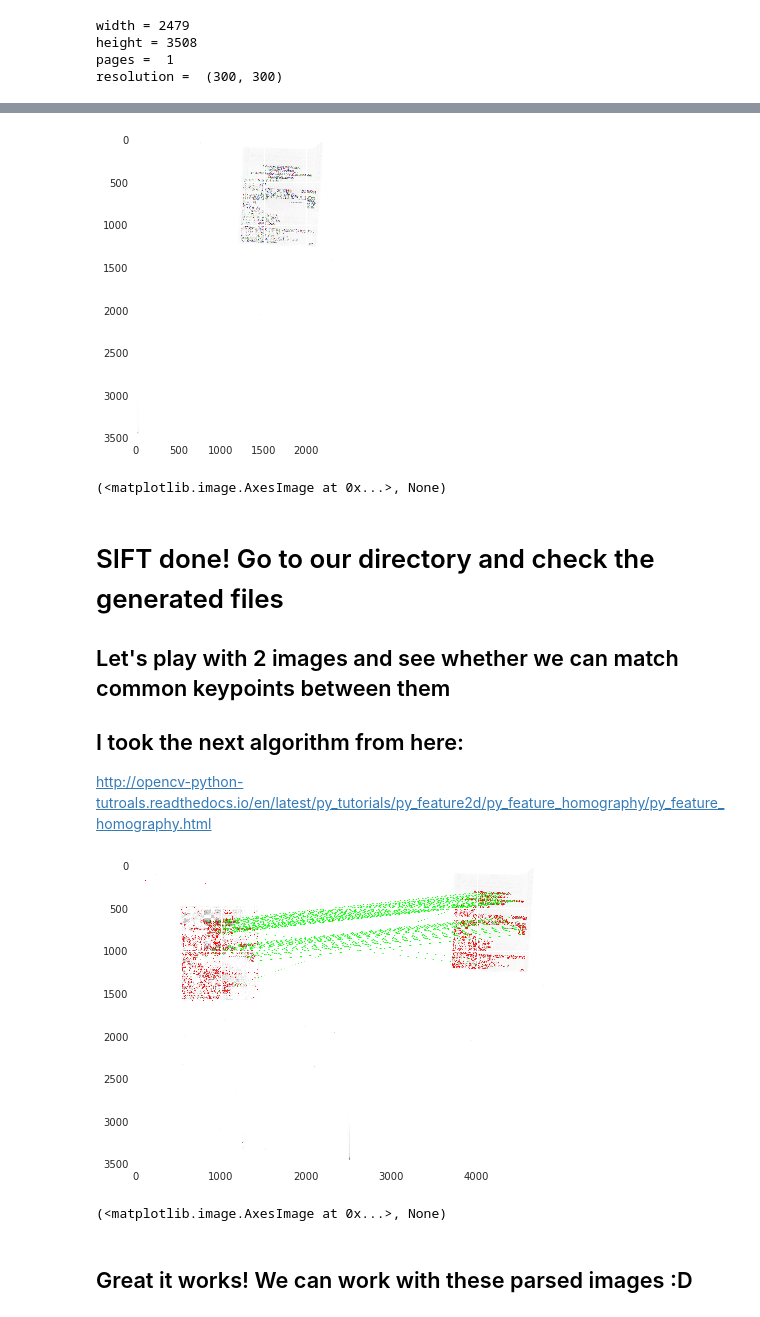
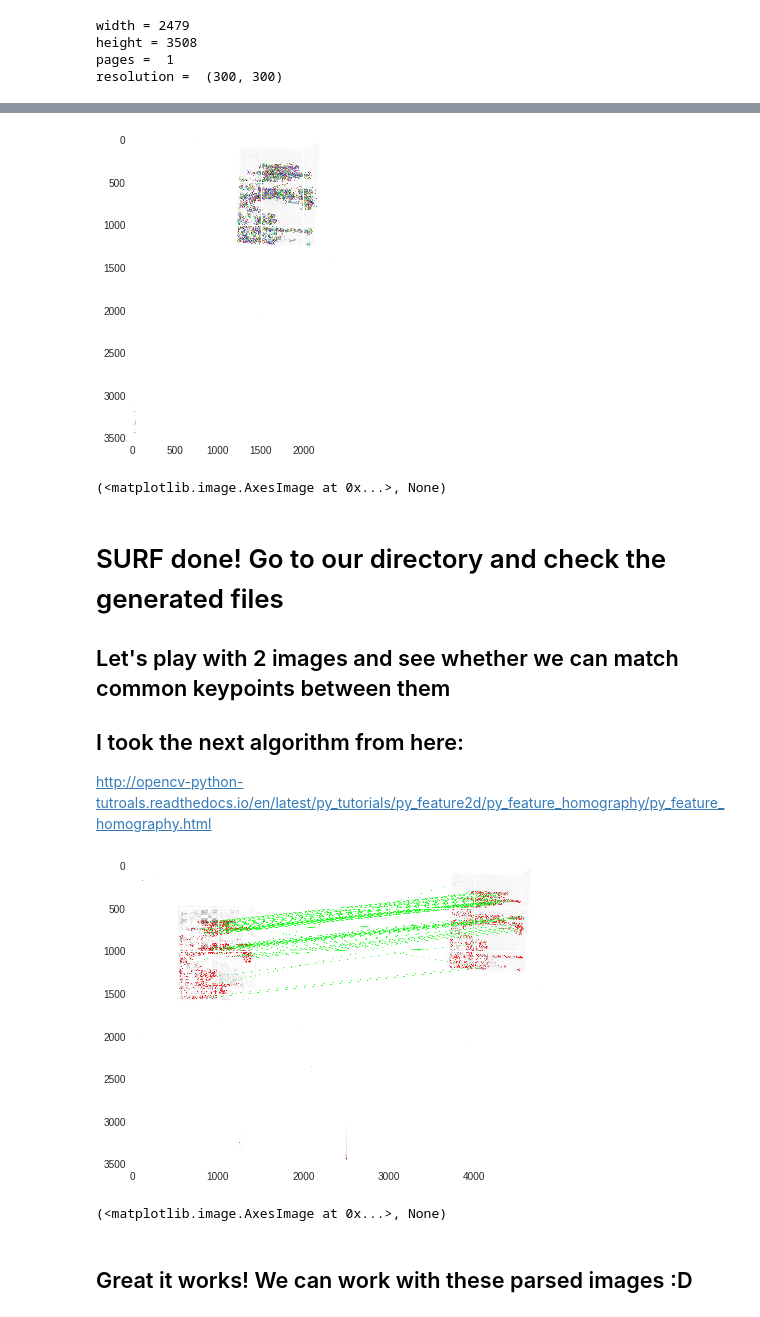
Before and after one commit to okfn-brasil/serenata-de-amor, a Jupyter notebook: research/develop/2017-05-05-silvio-PDF-to-PNG-SIFT-descriptors.ipynb, the cells around one changed output, grey strips where cells are left out. Cells and saved outputs as stored; diff of their text form; code cells hidden in the pictures.

Commit message:
OpenCV and SIFT/SURF working
Change the workflow for png references

```diff
--- a/research/develop/2017-05-05-silvio-PDF-to-PNG-SIFT-descriptors.ipynb
+++ b/research/develop/2017-05-05-silvio-PDF-to-PNG-SIFT-descriptors.ipynb
@@ -109,21 +110,26 @@ ImportError: cannot import name 'xfeatures2d'
 # %%
 import cv2
 import numpy as np
+from cv2 import xfeatures2d
+
 
 img = cv2.imread(file_name2, 1)
+gray=cv2.cvtColor(img, cv2.COLOR_BGR2GRAY)
 
-gray=cv2.cvtColor(img, cv2.COLOR_BGR2GRAY)
-sift=cv2.xfeatures2d.SIFT_create()
-kp=sift.detect(gray,None)
+# Create SURF object. You can specify params here or later.
+# Here I set Hessian Threshold to 400
+surf = xfeatures2d.SURF_create(400)
+
+kp, des = surf.detectAndCompute(img,None)
 img=cv2.drawKeypoints(gray, kp, img,flags=cv2.DRAW_MATCHES_FLAGS_DRAW_RICH_KEYPOINTS)
-cv2.imwrite('sift_keypoints2.jpg',img)
+cv2.imwrite('surf_keypoints2.jpg',img)
 
 plt.imshow(img,),plt.show()
 # %% [output]
-[figure, old version]
+[figure, new version]
 (<matplotlib.image.AxesImage at 0x...>, None)
 # %% [markdown]
-# SIFT done! Go to our directory and check the generated files
+# SURF done! Go to our directory and check the generated files
 
 ## Let's play with 2 images and see whether we can match common keypoints between them
 
@@ -134,11 +140,11 @@ img1 = cv2.imread(file_name1,0)          # queryImage
 img2 = cv2.imread(file_name2,0) # trainImage
 
 # Initiate SIFT detector
-sift = cv2.xfeatures2d.SIFT_create()
+surf = xfeatures2d.SURF_create(400)
 
 # find the keypoints and descriptors with SIFT
-kp1, des1 = sift.detectAndCompute(img1,None)
-kp2, des2 = sift.detectAndCompute(img2,None)
+kp1, des1 = surf.detectAndCompute(img1,None)
+kp2, des2 = surf.detectAndCompute(img2,None)
 
 # FLANN parameters
 FLANN_INDEX_KDTREE = 0
@@ -166,7 +172,7 @@ img3 = cv2.drawMatchesKnn(img1,kp1,img2,kp2,matches,None,**draw_params)
 cv2.imwrite('macht_keypoints.jpg',img3)
 plt.imshow(img3,),plt.show()
 # %% [output]
-[figure, old version]
+[figure, new version]
 (<matplotlib.image.AxesImage at 0x...>, None)
 # %% [markdown]
 ## Great it works! We can work with these parsed images :D
```
Also changed, not shown: parts of 3 cells of this notebook, 7 other files.
